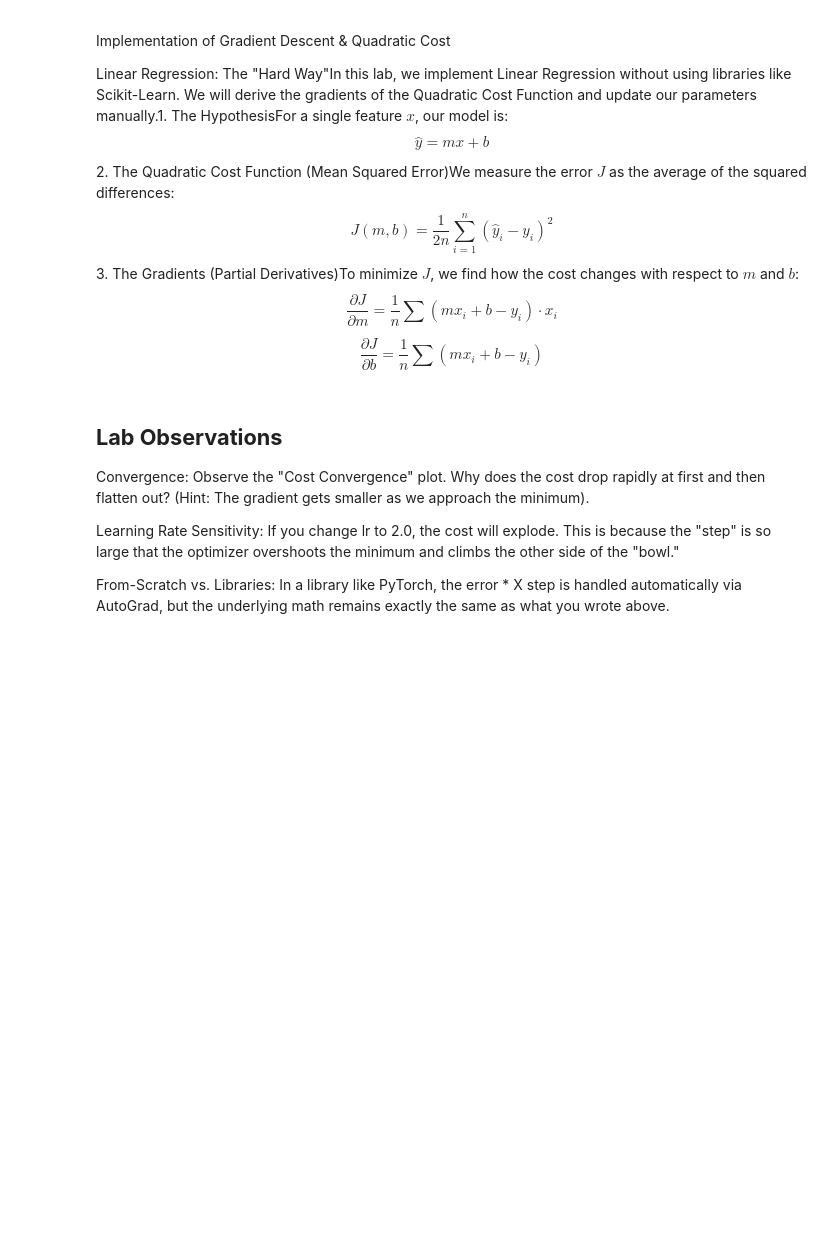
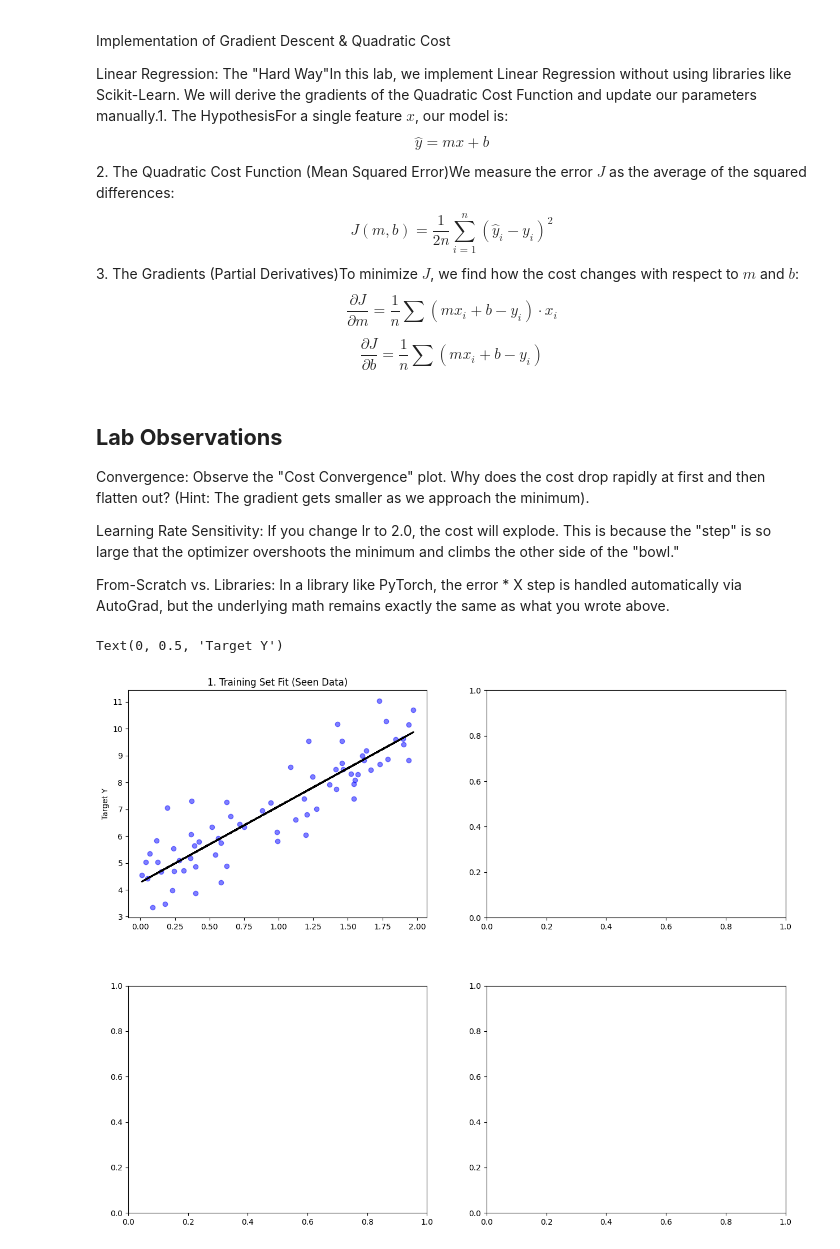
Before and after one commit to FurqanAlyy/AI-ML-NIAI, a Jupyter notebook: 2_Linear_Regression_Implementation_Scratch.ipynb, the cells around one changed output. Cells and saved outputs as stored; diff of their text form; code cells hidden in the pictures; blank space fills up the shorter version.

Commit message:
Training data ploting

```diff
--- a/2_Linear_Regression_Implementation_Scratch.ipynb
+++ b/2_Linear_Regression_Implementation_Scratch.ipynb
@@ -32,30 +32,43 @@ np.random.shuffle(indices)
 # test_idx=indices[70:]
 train_idx, test_idx = indices[:70], indices[70:]
 
 X_train, y_train = X[train_idx], y[train_idx]
 X_test, y_test = X[test_idx], y[test_idx]
 
 # --- 2. GRADIENT DESCENT FROM SCRATCH ---
 m, b = 0.0, 0.0
 lr = 0.1
 epochs = 150
 # print(len(X_train))
 n_train, n_test = float(len(X_train)), float(len(X_test))
 
 train_costs, test_costs = [], []
 
 for i in range(epochs):
     # Forward Pass & Cost Calculation
     y_train_pred = m * X_train + b
     y_test_pred = m * X_test + b
 
     train_costs.append((1 / (2 * n_train)) * np.sum((y_train_pred - y_train)**2))
     test_costs.append((1 / (2 * n_test)) * np.sum((y_test_pred - y_test)**2))
 
     # Gradient Calculation (Training Data ONLY)
     dm = (1 / n_train) * np.sum((y_train_pred - y_train) * X_train)
     db = (1 / n_train) * np.sum(y_train_pred - y_train)
 
     # Update Parameters
     m -= lr * dm
     b -= lr * db
+
+# --- 3. COMPREHENSIVE VISUALIZATION ---
+fig, axs = plt.subplots(2, 2, figsize=(15, 12))
+plt.subplots_adjust(hspace=0.3)
+
+# Plot A: Training Set Only
+axs[0, 0].scatter(X_train, y_train, color='blue', alpha=0.5)
+axs[0, 0].plot(X_train, m * X_train + b, color='black', lw=2)
+axs[0, 0].set_title("1. Training Set Fit (Seen Data)")
+axs[0, 0].set_ylabel("Target Y")
+# %% [output]
+Text(0, 0.5, 'Target Y')
+[figure, added]
```
